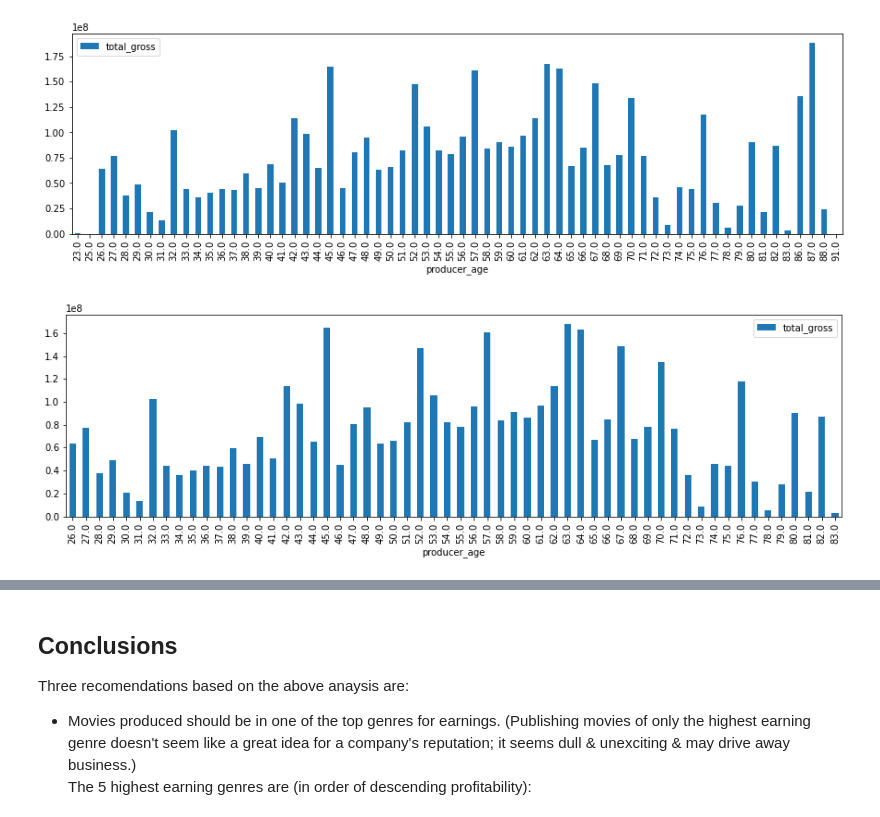
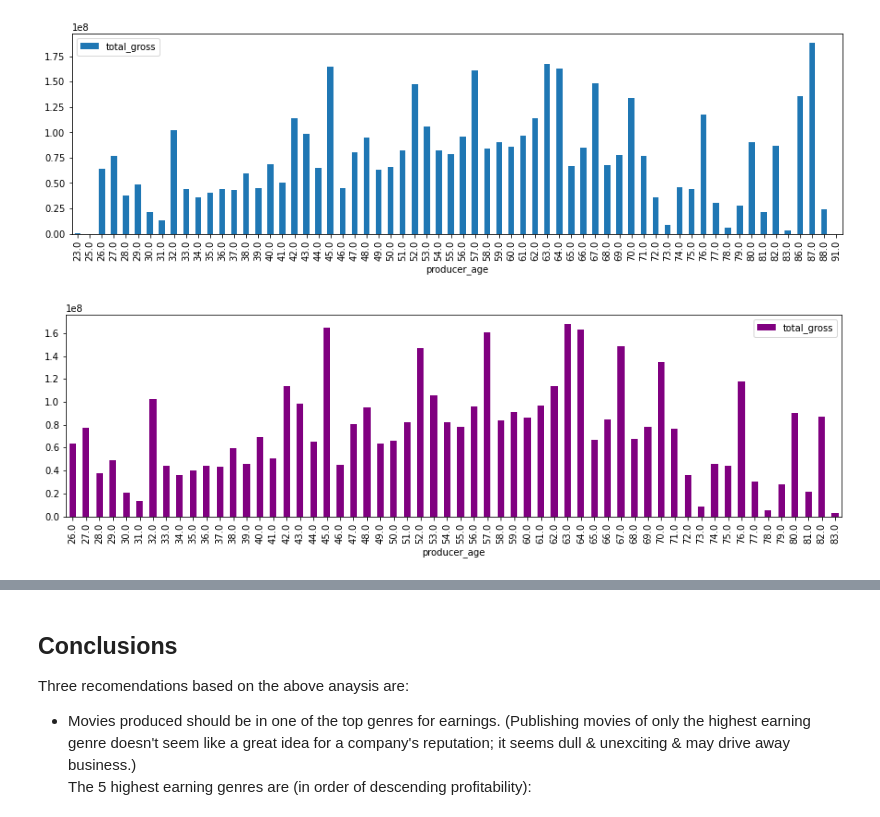
Before and after one commit to terminalcoder/Movie-Earnings-Analysis, a Jupyter notebook: Movie Earnings Analysis Notebook.ipynb, the cells around one changed output, grey strips where cells are left out. Drawn from its saved outputs; the diff is of its cells as text; code cells hidden in the pictures.

```diff
--- a/Movie Earnings Analysis Notebook.ipynb
+++ b/Movie Earnings Analysis Notebook.ipynb
@@ -587,8 +591,10 @@ A value is trying to be set on a copy of a slice from a DataFrame
 See the caveats in the documentation: https://pandas.pydata.org/pandas-docs/stable/user_guide/indexing.html#returning-a-view-versus-a-copy
   producers_df.drop_duplicates(subset=['movie_id', 'producer'], inplace=True)
 # %%
+# goup data by producer age
+producer_age_df = producers_df.groupby('producer_age')
 # get a count of producers per age
-producer_age_count = producers_df.groupby('producer_age').count()
+producer_age_count = producer_age_df.count()
 producer_age_count.reset_index(inplace=True)
 # %%
 # create a dataframe with column of count of producers per age
@@ -633,3 +623,5 @@ mean_producer_age_df
 64 rows × 6 columns
 # %%
 mean_producer_age_df = mean_producer_age_df.merge(producer_age_count_df, on='producer_age')
+# %%
+mean_producer_age_df.drop(['year', 'domestic_gross', 'foreign_gross', 'birth_year'], axis=1, inplace=True)
@@ -660,6 +649,6 @@ mean_producer_age_df.plot.bar(x = 'producer_age', y = 'total_gross', figsize=(15
 # %% [output]
 [figure]
 # %%
-mean_producer_age_df2.plot.bar(x = 'producer_age', y = 'total_gross', figsize=(15,4));
+mean_producer_age_df2.plot.bar(x = 'producer_age', y = 'total_gross', figsize=(15,4), color = 'purple');
 # %% [output]
-[figure, old version]
+[figure, new version]
```
Also changed, not shown: parts of 9 cells of this notebook, 1 other file.
